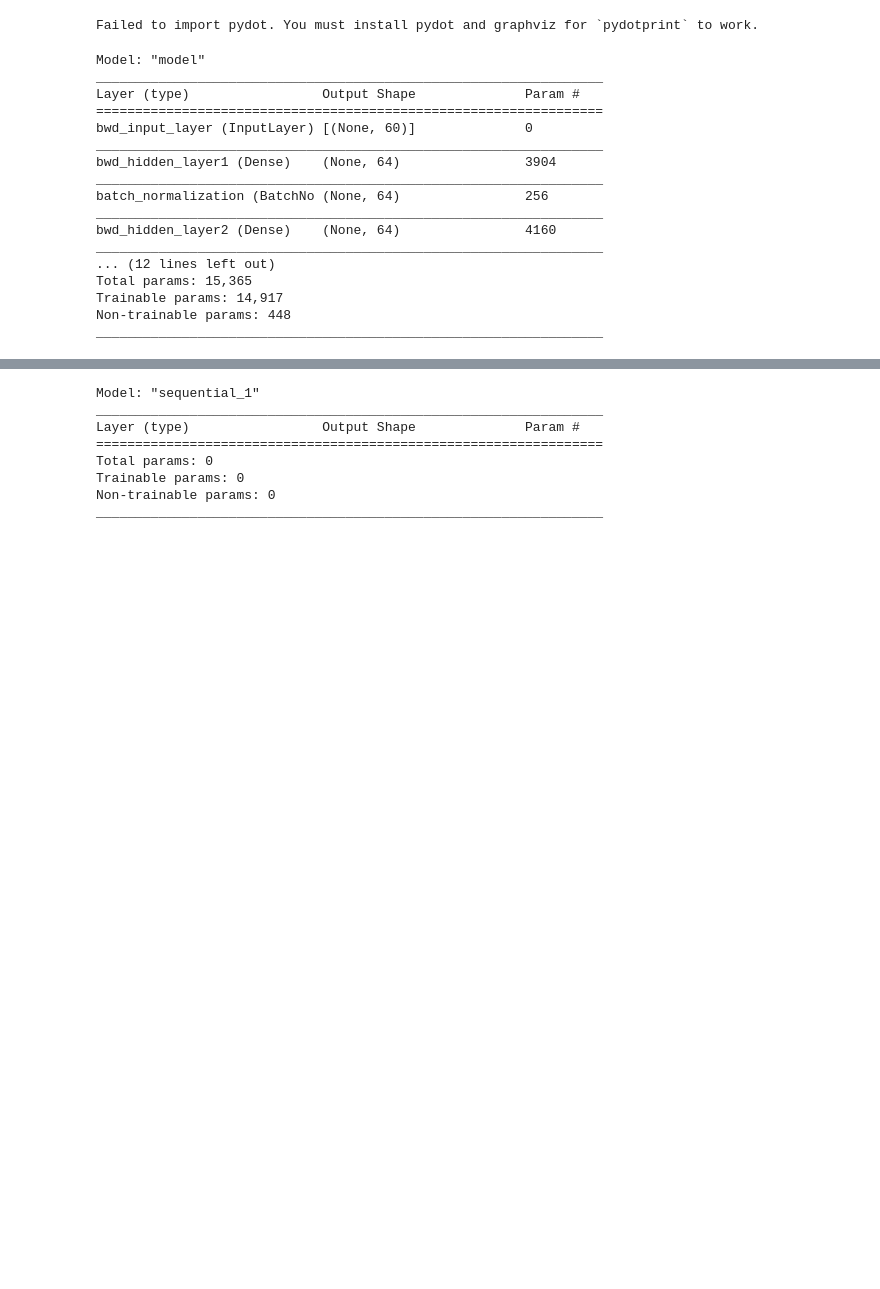
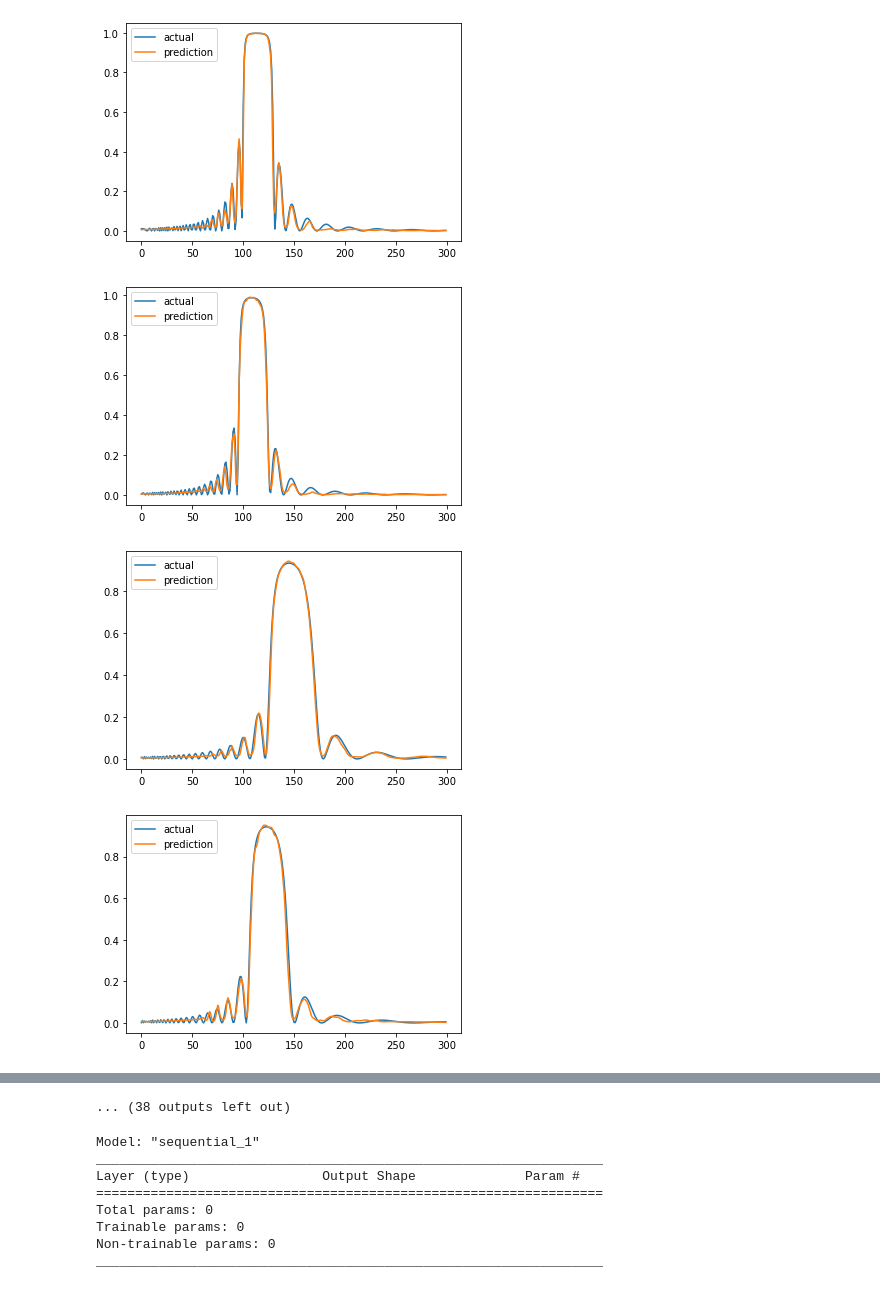
Before and after one commit to vishal-vardhan/DS1, a Jupyter notebook: train.ipynb, the cells around one changed output, grey strips where cells are left out. Drawn from its saved outputs; the diff is of its cells as text; code cells hidden in the pictures; blank space fills up the shorter version.

```diff
--- a/train.ipynb
+++ b/train.ipynb
@@ -201,3 +278,3 @@ _________________________________________________________________
 # %%
-history = tandem.tandem.fit(tandem.y_train, tandem.y_train, epochs=50, batch_size=128, validation_split=0.2, shuffle=True)
+history = tandem.tandem.fit(tandem.y_train, tandem.y_train, epochs=20, batch_size=256, validation_split=0.02, shuffle=True)
 # %% [output]
@@ -226,24 +302,0 @@ tandem.tandem.evaluate(tandem.y_test, tandem.y_test)
-# %%
-keras.utils.plot_model(tandem.tandem)
-# %% [output]
-Failed to import pydot. You must install pydot and graphviz for `pydotprint` to work.
-# %%
-tandem.bwd.summary()
-# %% [output]
-Model: "model"
-_________________________________________________________________
-Layer (type)                 Output Shape              Param #
-=================================================================
-bwd_input_layer (InputLayer) [(None, 60)]              0
-_________________________________________________________________
-bwd_hidden_layer1 (Dense)    (None, 64)                3904
-_________________________________________________________________
-batch_normalization (BatchNo (None, 64)                256
-_________________________________________________________________
-bwd_hidden_layer2 (Dense)    (None, 64)                4160
-_________________________________________________________________
-... (12 lines left out)
-Total params: 15,365
-Trainable params: 14,917
-Non-trainable params: 448
-_________________________________________________________________
@@ -251,0 +303,18 @@ tandem.bwd.save('bwd_64x64x64x32x5_adam_50epochs_51%_300000samples')
+# %%
+# test on examples
+predictions = tandem.tandem.predict(tandem.y_test)
+x =
+random_samples = [random.randint(0, len(predictions)) for _ in range(50)]
+for i in random_samples:
+    fig, ax = plt.subplots()
+
+    ax.plot(tandem.y_test[i])
+    ax.plot(predictions[i])
+
+    ax.legend(['actual', 'prediction'], loc='upper left')
+    ax.title('')
+# %% [output]
+[figure, added]
+[figure, added]
+[figure, added]
+[figure, added]
@@ -251,0 +329 @@ tandem.bwd.save('bwd_64x64x64x32x5_adam_50epochs_51%_300000samples')
+... (38 outputs left out)
```
Also changed, not shown: parts of 15 cells of this notebook, 10 other files.
